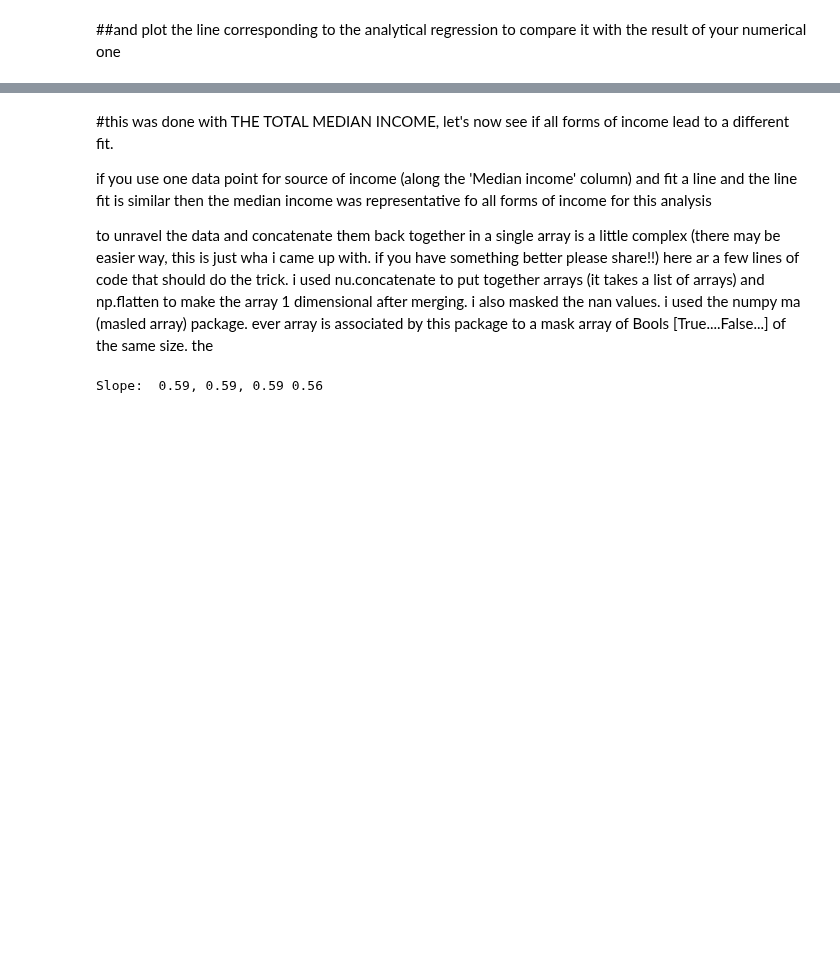
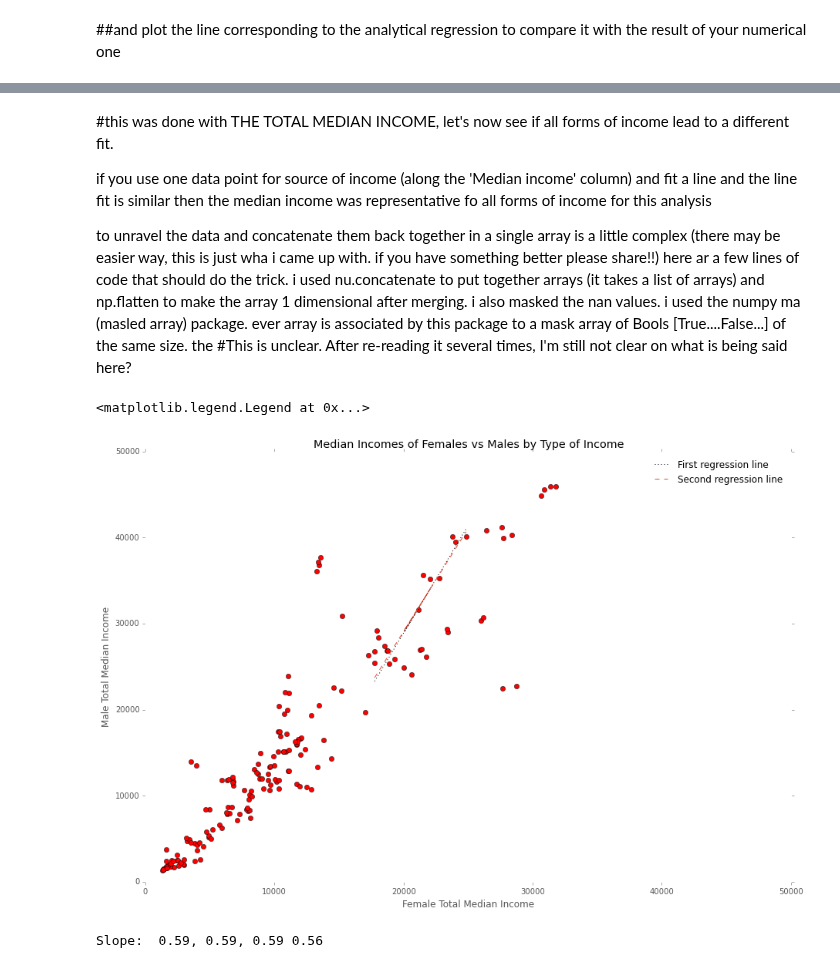
Before and after one commit to jjhall77/PUI2015_jjhall, a Jupyter notebook: HW5/income_by_gender-instructions.ipynb, the cells around one changed output, grey strips where cells are left out. Saved outputs shown, nothing was run; the diff lists cells and outputs as text; code cells hidden in the pictures; blank space fills up the shorter version.

```diff
--- a/HW5/income_by_gender-instructions.ipynb
+++ b/HW5/income_by_gender-instructions.ipynb
@@ -215,7 +215,7 @@ cor = stats.spearmanr(all_females, all_males)
 print cor
 all_females_array.std()/all_males_array.std()
 beta1=cor[0]*all_males_array.std()/all_females_array.std()
-beta0=all_males_array.mean()-beta1*all_males_array.mean()
+beta0=all_males_array.mean()-beta1*all_females_array.mean()
 print beta1, beta0
 # %% [output]
 (0.90000000000000002, 0.037386073468498628)
@@ -260,10 +260,11 @@ if you use one data point for source of income (along the 'Median income' column
 
 to unravel the data and concatenate them back together in a single array is a little complex (there may be easier way, this is just wha i came up with. if you have something better please share!!)
 here ar a few lines of code that should do the trick. i used nu.concatenate to put together arrays (it takes a list of arrays) and np.flatten to make the array 1 dimensional after merging. i also masked the nan values. i used the numpy ma (masled array) package. ever array is associated by this package to a mask array of Bools [True....False...] of the same size. the
+#This is unclear. After re-reading it several times, I'm still not clear on what is being said here?
 # %%
-all_males=np.ma.array(np.concatenate([allmales['all']['Median income'][:].values,allmales['white']['Median income'][:].values,allmales['black']['Median income'][:].values,allmales['hispanic']['Median income'][:].values,allmales['asian']['Median income'][:].values]).flatten())
+total_males=np.ma.array(np.concatenate([allmales['all']['Median income'][:].values,allmales['white']['Median income'][:].values,allmales['black']['Median income'][:].values,allmales['hispanic']['Median income'][:].values,allmales['asian']['Median income'][:].values]).flatten())
 
-all_females=np.ma.array(np.concatenate([allfemales['all']['Median income'][:].values,allfemales['white']['Median income'][:].values,allfemales['black']['Median income'][:].values,allfemales['hispanic']['Median income'][:].values,allfemales['asian']['Median income'][:].values]).flatten())
+total_females=np.ma.array(np.concatenate([allfemales['all']['Median income'][:].values,allfemales['white']['Median income'][:].values,allfemales['black']['Median income'][:].values,allfemales['hispanic']['Median income'][:].values,allfemales['asian']['Median income'][:].values]).flatten())
 
 #I am gonna create the mask int he next line.
 #the mask is True where either male or female value is Nan.
@@ -271,7 +272,7 @@ all_females=np.ma.array(np.concatenate([allfemales['all']['Median income'][:].va
 #so i can add the male and female mask and the resulting mask will be
 #False where both arrays are not Nan, and true otherwise.
 
-allmask = [np.isnan(all_males) + np.isnan(all_females)]
+allmask = [np.isnan(total_males) + np.isnan(total_females)]
 
-all_females.mask = allmask
-all_males.mask = allmask
+total_females.mask = allmask
+total_males.mask = allmask
@@ -280,3 +279,45 @@ all_males.mask = allmask
+# %%
+#fit and plot
+
+all_males = []
+all_females = []
+
+for race in allfemales:
+    all_females.append(allfemales[race]['Median income'][1])
+    all_males.append(allmales[race]['Median income'][1])
+all_females_array = np.array(all_females)
+all_males_array = np.array(all_males)
+
+#print arrayFemalePoint
+#print arrayMalePoint
+
+coefficients = np.polyfit(all_females_array,all_males_array,1)
+polynomial = np.poly1d(coefficients)
+newY = polynomial(all_females_array)
+
+fig = pl.figure(figsize=(15,10))
+ax1 = fig.add_subplot(111)
+ax1.set_ylabel('Male Total Median Income')
+ax1.set_xlabel('Female Total Median Income')
+ax1.set_title('Median Incomes of Females vs Males by Type of Income')
+ax1.set_ylim([0,50000])
+ax1.set_xlim([0,50000])
+
+ax1.plot(total_females, total_males, 'ro')
+
+
+ax1.plot(all_females_array,newY, ":",linewidth=1,color='tomato',label='First regression line')
+
+coefficients2 = [beta1,beta0]
+polynomial2 = np.poly1d(coefficients2)
+anotherY = polynomial2(all_females_array)
+
+ax1.plot(all_females_array,anotherY,"--", color = ' 'label='Second regression line')
+
+ax1.legend()
+# %% [output]
+<matplotlib.legend.Legend at 0x...>
+[figure, added]
 # %%
 #is the line fit similar? can you find any high legverage points?
 # %%
```
Also changed, not shown: parts of 3 cells of this notebook.
